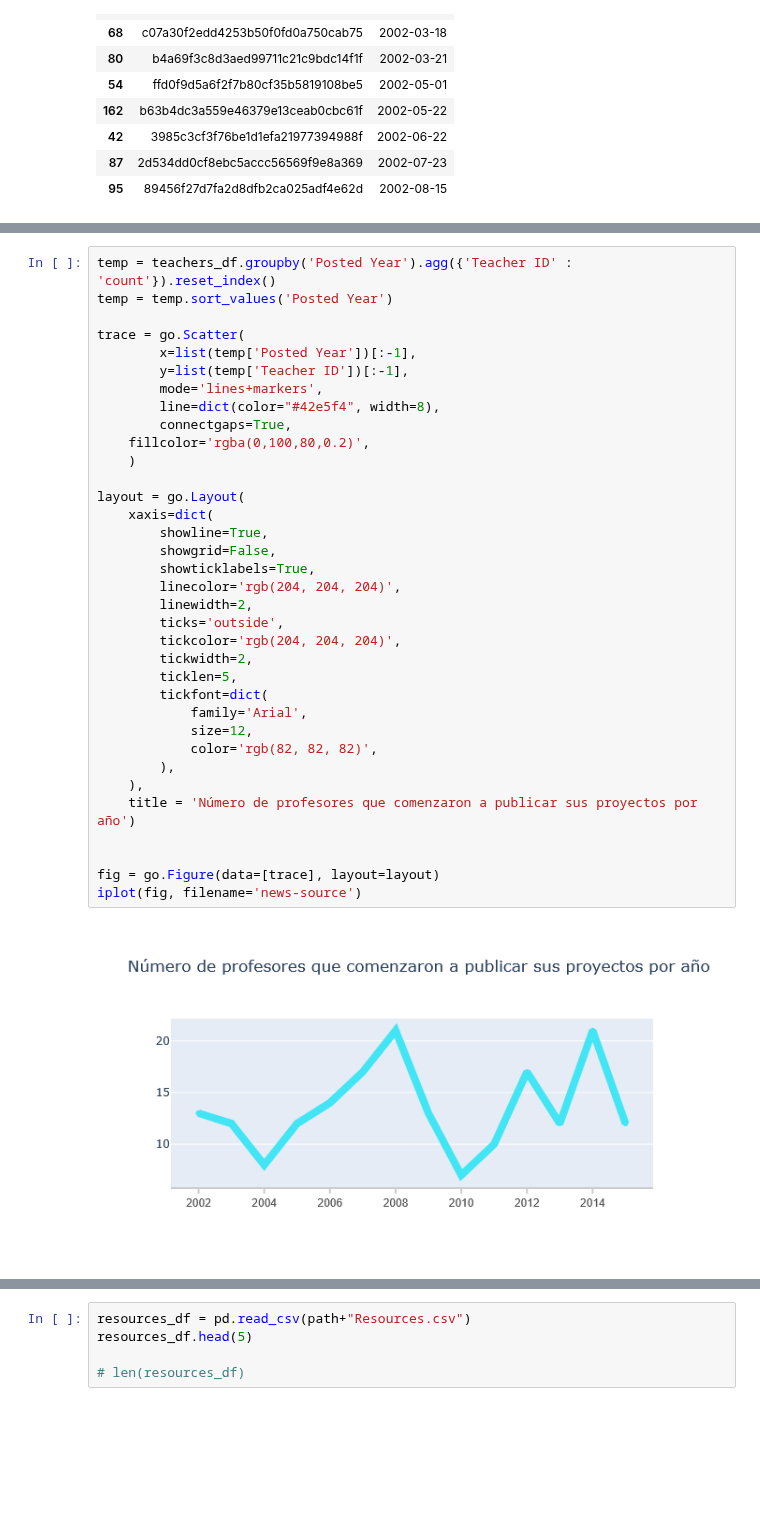
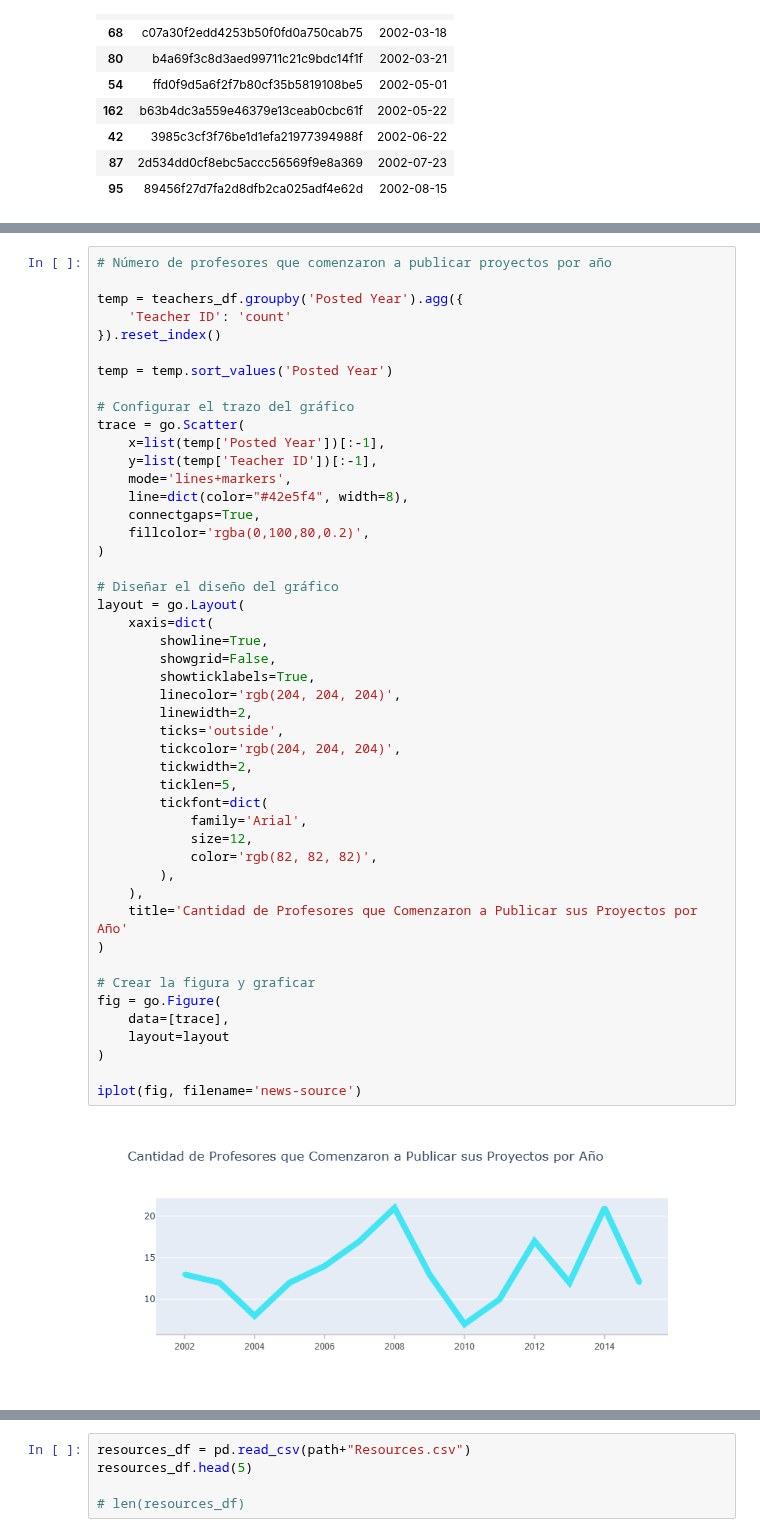
Before and after one commit to islas-diego23/ADND_Prueba_Practica05, a Jupyter notebook: Practica05/Practica05_230550.ipynb, the cells around one changed output, grey strips where cells are left out. Cells and saved outputs as stored; diff of their text form; blank space fills up the shorter version.

```diff
--- a/Practica05/Practica05_230550.ipynb
+++ b/Practica05/Practica05_230550.ipynb
@@ -1912,38 +2216,50 @@ teachers_df[['Teacher ID', 'Posted Date']].sort_values(['Posted Date'])[:10]
 # %%
-temp = teachers_df.groupby('Posted Year').agg({'Teacher ID' : 'count'}).reset_index()
+# Número de profesores que comenzaron a publicar proyectos por año
+
+temp = teachers_df.groupby('Posted Year').agg({
+    'Teacher ID': 'count'
+}).reset_index()
+
 temp = temp.sort_values('Posted Year')
 
+# Configurar el trazo del gráfico
 trace = go.Scatter(
-        x=list(temp['Posted Year'])[:-1],
-        y=list(temp['Teacher ID'])[:-1],
-        mode='lines+markers',
-        line=dict(color="#42e5f4", width=8),
-        connectgaps=True,
+    x=list(temp['Posted Year'])[:-1],
+    y=list(temp['Teacher ID'])[:-1],
+    mode='lines+markers',
+    line=dict(color="#42e5f4", width=8),
+    connectgaps=True,
     fillcolor='rgba(0,100,80,0.2)',
-    )
+)
 
+# Diseñar el diseño del gráfico
 layout = go.Layout(
     xaxis=dict(
         showline=True,
         showgrid=False,
         showticklabels=True,
         linecolor='rgb(204, 204, 204)',
         linewidth=2,
         ticks='outside',
         tickcolor='rgb(204, 204, 204)',
         tickwidth=2,
         ticklen=5,
         tickfont=dict(
             family='Arial',
             size=12,
             color='rgb(82, 82, 82)',
         ),
     ),
-    title = 'Número de profesores que comenzaron a publicar sus proyectos por año')
+    title='Cantidad de Profesores que Comenzaron a Publicar sus Proyectos por Año'
+)
 
+# Crear la figura y graficar
+fig = go.Figure(
+    data=[trace],
+    layout=layout
+)
 
-fig = go.Figure(data=[trace], layout=layout)
 iplot(fig, filename='news-source')
 # %% [output]
-[figure, old version]
+[figure, new version]
 # %% [markdown]
```
Also changed, not shown: parts of 154 cells of this notebook.
